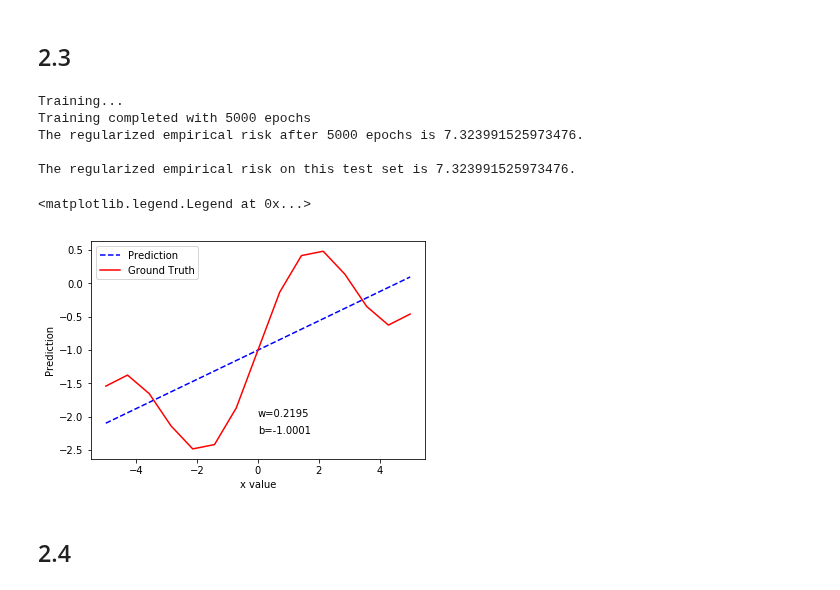
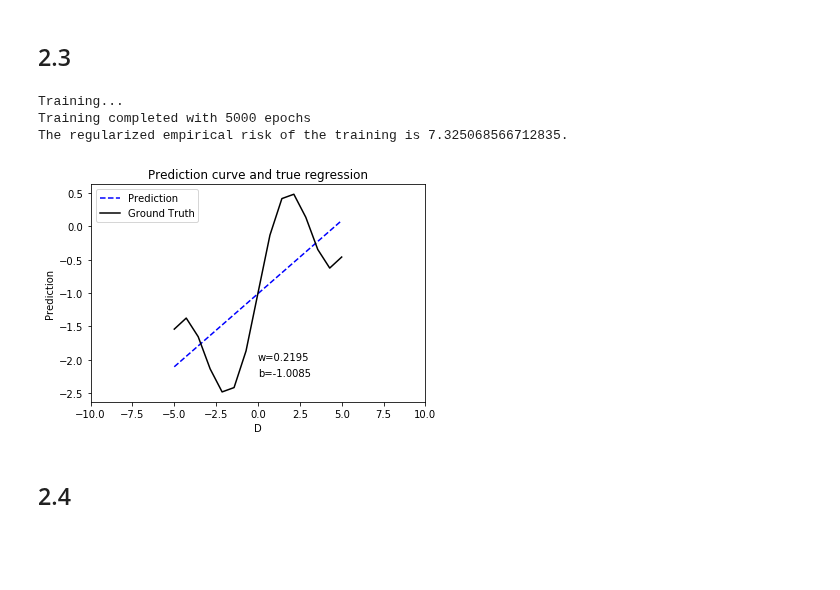
Before and after one commit to marued/IFT6390, a Jupyter notebook: Homeworks/Homework2/Homework2.ipynb, the cells around one changed output. Cells and saved outputs as stored; diff of their text form; code cells hidden in the pictures; blank space fills up the shorter version.

```diff
--- a/Homeworks/Homework2/Homework2.ipynb
+++ b/Homeworks/Homework2/Homework2.ipynb
@@ -333,29 +348,30 @@ print (h_x(D))
 # %%
 lambda_ = 0
 model = regression_gradient(0)
 model.train(D, h_x(D), 0.000475, 0.00001, 5000) #Model used for the rest of the problem
 
 
 interval = linspace(-10,10, 15)
 
 # Training score et test score devraient etre le meme
 
 plt.figure(1)
 plt.plot(D, model.compute_predictions(D, h_x(D)), 'b--', label = "Prediction")
-plt.plot(D, h_x(D), 'r-', label = "Ground Truth")
-plt.xlabel("x value")
+plt.plot(D, h_x(D), 'k-', label = "Ground Truth")
+plt.xlabel("D")
+plt.xlim(-10,10)
 plt.ylabel("Prediction")
 plt.text(0, -2, 'w={0:.4f}'.format(model.weight))
 plt.text(0, -2.25, 'b={0:.4f}'.format(model.bias))
+plt.title("Prediction curve and true regression")
 legend()
+
+print("The regularized empirical risk of the training is {}.".format(model.empiricalRisk(D, h_x(D))))
 # %% [output]
 Training...
 Training completed with 5000 epochs
-The regularized empirical risk after 5000 epochs is 7.323991525973476.
-
-The regularized empirical risk on this test set is 7.323991525973476.
+The regularized empirical risk of the training is 7.325068566712835.
-<matplotlib.legend.Legend at 0x...>
-[figure, old version]
+[figure, new version]
 # %% [markdown]
 ## 2.4
 # %%
```
Also changed, not shown: parts of 14 cells of this notebook.
